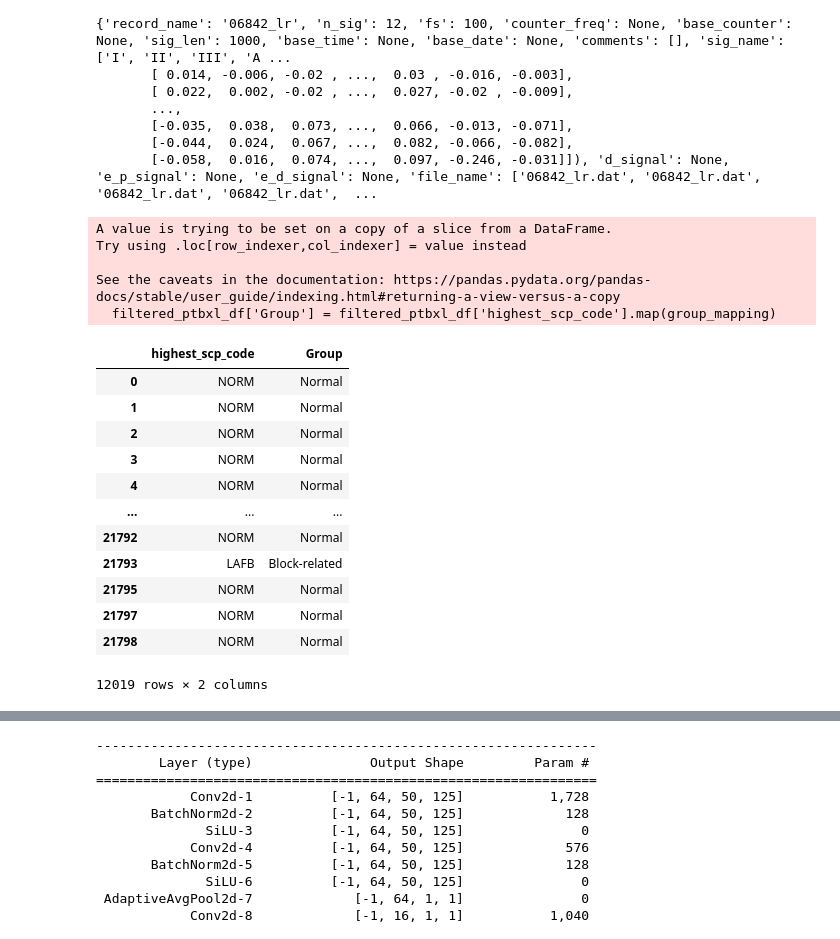
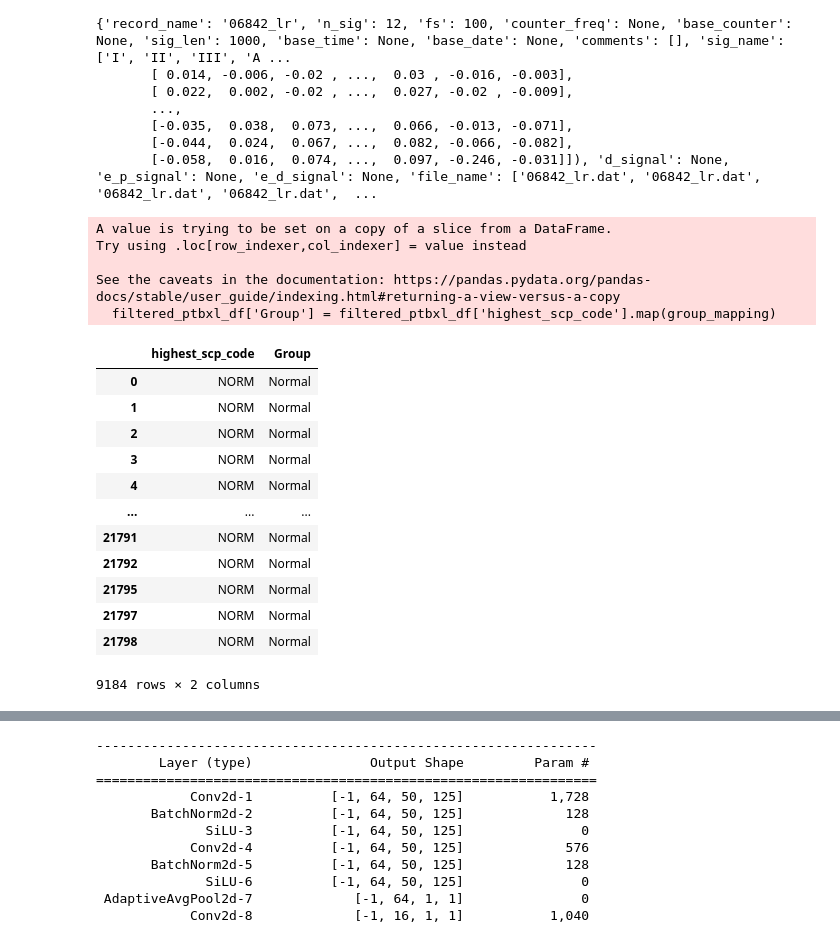
Before and after one commit to ntvinh2005/CSSALT-waveform-classify-model, a Jupyter notebook: exp1.ipynb, the cells around one changed output, grey strips where cells are left out. Drawn from its saved outputs; the diff is of its cells as text; code cells hidden in the pictures.

```diff
--- a/exp1.ipynb
+++ b/exp1.ipynb
@@ -10,7 +10,7 @@ scp_statements_path = r".\ptb-xl-a-large-publicly-available-electrocardiography-
 scp_statements = pd.read_csv(scp_statements_path)
 
 sinus_descriptions = ['sinus rhythm', 'normal ECG']
-#afib_descriptions = ['atrial fibrillation', 'atrial flutter']
+afib_descriptions = ['atrial fibrillation']
 heart_block_descriptions = [
     'first degree AV block', 'second degree AV block',
     'left bundle branch block', 'right bundle branch block', 'incomplete left bundle branch block',
@@ -20,13 +20,13 @@ heart_block_descriptions = [
 filtered_by_sinus = scp_statements[scp_statements['description'].str.contains('|'.join(sinus_descriptions), case=False, na=False)]
 filtered_by_sinus['group'] = 'Sinus'
 
-#filtered_by_afib = scp_statements[scp_statements['description'].str.contains('|'.join(afib_descriptions), case=False, na=False)]
-#filtered_by_afib['group'] = 'AFib'
+filtered_by_afib = scp_statements[scp_statements['description'].str.contains('|'.join(afib_descriptions), case=False, na=False)]
+filtered_by_afib['group'] = 'AFib'
 
-filtered_by_heart_block = scp_statements[scp_statements['description'].str.contains('|'.join(heart_block_descriptions), case=False, na=False)]
-filtered_by_heart_block['group'] = 'Heart Block'
+#filtered_by_heart_block = scp_statements[scp_statements['description'].str.contains('|'.join(heart_block_descriptions), case=False, na=False)]
+#filtered_by_heart_block['group'] = 'Heart Block'
 
-combined_filtered_df = pd.concat([filtered_by_sinus, filtered_by_heart_block]).drop_duplicates()
+combined_filtered_df = pd.concat([filtered_by_sinus, filtered_by_afib]).drop_duplicates()
 
 print("Combined filtered DataFrame with appropriate groups:")
 print(combined_filtered_df[['diagnostic_class', 'description', 'group', 'scp_code']])
@@ -173,43 +160,43 @@ except Exception as e:
        [-0.058,  0.016,  0.074, ...,  0.097, -0.246, -0.031]]), 'd_signal': None, 'e_p_signal': None, 'e_d_signal': None, 'file_name': ['06842_lr.dat', '06842_lr.dat', '06842_lr.dat', '06842_lr.dat',  ...
 # %%
 group_mapping = {
-    #'AFIB': 'AFib-related',
+    'AFIB': 'AFib-related',
     #'AFLT': 'AFib-related',
-    '1AVB': 'Block-related',
-    '2AVB': 'Block-related',
+    #'1AVB': 'Block-related',
+    #'2AVB': 'Block-related',
     #'3AVB': 'Block-related',
-    'CLBBB': 'Block-related',
-    'CRBBB': 'Block-related',
-    'ILBBB': 'Block-related',
-    'IRBBB': 'Block-related',
-    'LAFB': 'Block-related',
+    #'CLBBB': 'Block-related',
+    #'CRBBB': 'Block-related',
+    #'ILBBB': 'Block-related',
+    #'IRBBB': 'Block-related',
+    #'LAFB': 'Block-related',
     'NORM': 'Normal',
     #'PACE': 'Normal',
     'SR': 'Normal'
 }
 
 filtered_ptbxl_df['Group'] = filtered_ptbxl_df['highest_scp_code'].map(group_mapping)
 
 filtered_ptbxl_df[['highest_scp_code', 'Group']]
 # %% [output]
 A value is trying to be set on a copy of a slice from a DataFrame.
 Try using .loc[row_indexer,col_indexer] = value instead
 
 See the caveats in the documentation: https://pandas.pydata.org/pandas-docs/stable/user_guide/indexing.html#returning-a-view-versus-a-copy
   filtered_ptbxl_df['Group'] = filtered_ptbxl_df['highest_scp_code'].map(group_mapping)
 |  | highest_scp_code | Group |
 | 0 | NORM | Normal |
 | 1 | NORM | Normal |
 | 2 | NORM | Normal |
 | 3 | NORM | Normal |
 | 4 | NORM | Normal |
 | ... | ... | ... |
+| 21791 | NORM | Normal |
 | 21792 | NORM | Normal |
-| 21793 | LAFB | Block-related |
 | 21795 | NORM | Normal |
 | 21797 | NORM | Normal |
 | 21798 | NORM | Normal |
-12019 rows × 2 columns
+9184 rows × 2 columns
 # %%
 group_counts = filtered_ptbxl_df['Group'].value_counts()
 group_counts
```
Also changed, not shown: parts of 14 cells of this notebook.
